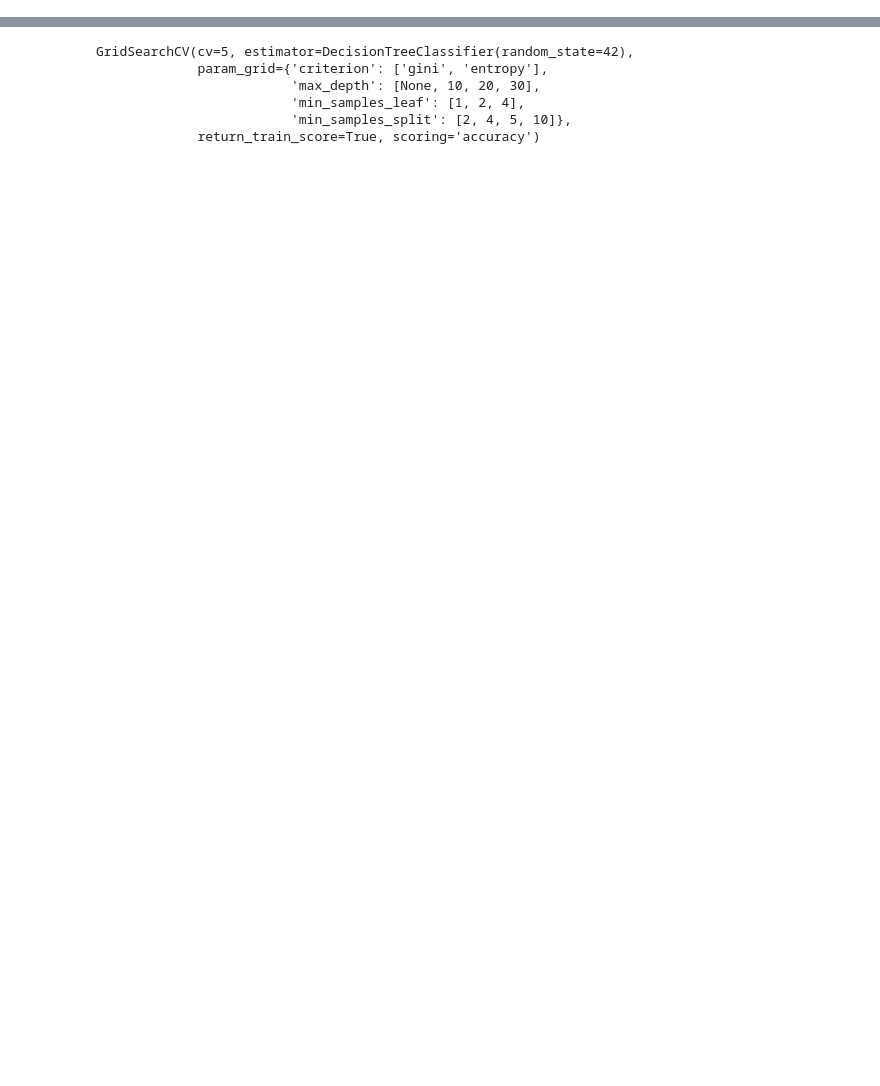
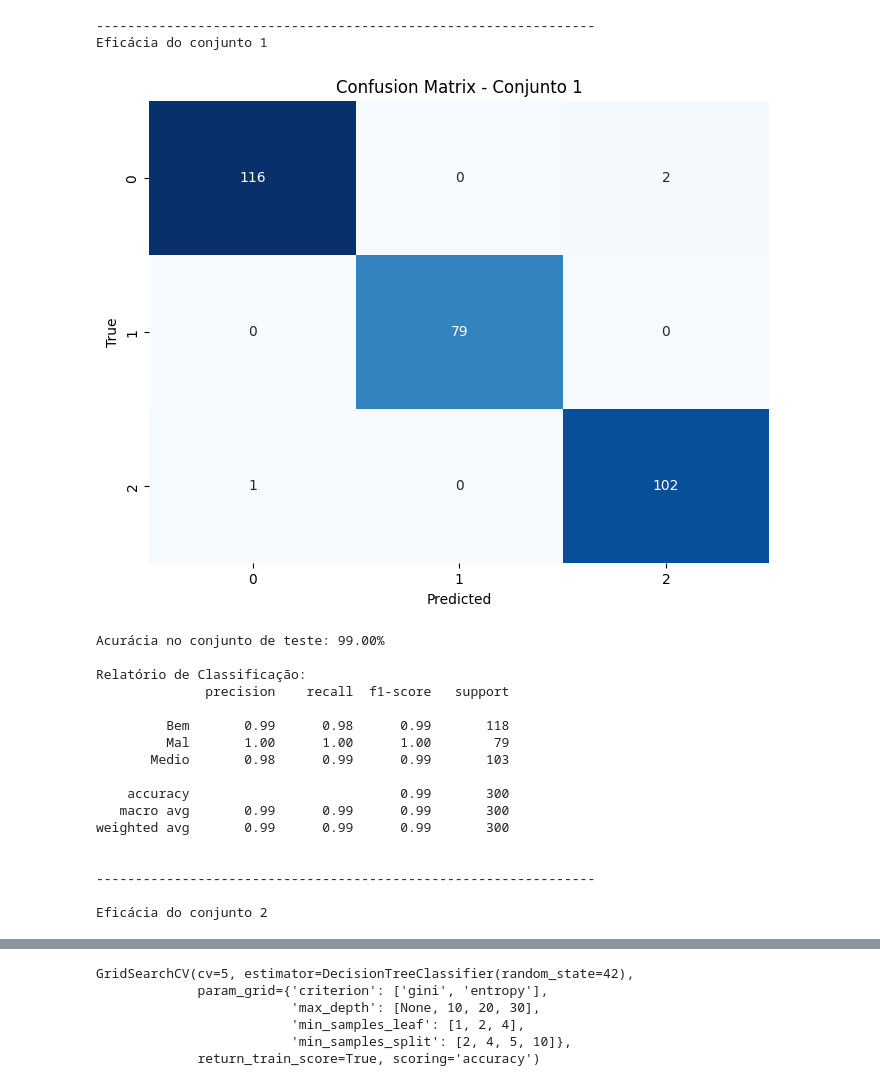
Before and after one commit to Ktzani/student-prediction, a Jupyter notebook: src/Novatos/Modelos/arvoreDecisao.ipynb, the cells around one changed output, grey strips where cells are left out. Saved outputs shown, nothing was run; the diff lists cells and outputs as text; code cells hidden in the pictures; blank space fills up the shorter version.

```diff
--- a/src/Novatos/Modelos/arvoreDecisao.ipynb
+++ b/src/Novatos/Modelos/arvoreDecisao.ipynb
@@ -21,0 +64,17 @@ y_test = y_test.values.ravel()
+# %%
+def train_decision_tree(X_train, y_train):
+    tree_model = DecisionTreeClassifier(criterion='gini', random_state=42, max_depth=10, min_samples_split=2, min_samples_leaf=1)
+
+    cv_scores = cross_val_predict(tree_model, X_train, y_train, cv=5)
+
+    tree_model.fit(X_train, y_train)
+
+    # Calculando métricas para cada fold
+    accuracy = accuracy_score(y_train, cv_scores)
+    f1 = f1_score(y_train, cv_scores, average='weighted')  # 'weighted' para lidar com classes desbalanceadas
+    recall_per_class = recall_score(y_train, cv_scores, average=None)  # Revocação por classe
+    recall_average = sum(recall_per_class) / len(recall_per_class)  # Média da revocação
+    precision_per_class = precision_score(y_train, cv_scores, average=None)  # Precisão por classe
+    precision_average = sum(precision_per_class) / len(precision_per_class)  # Média da precisão
+
+    return accuracy, f1, recall_average, precision_average, tree_model
@@ -21,0 +151,63 @@ y_test = y_test.values.ravel()
+# %%
+print("----------------------------------------------------------------")
+# List to store average accuracies for each conjunto
+average_accuracies = []
+for i in range(conjuntos):
+    print(f'Eficácia do conjunto {i + 1}')
+    X_test = X_test_array[i]
+    y_test = y_test_array[i]
+
+    # Load the trained model for the current dataset
+    naiveBayes = best_models[i]
+
+    # Make predictions on the test set
+    y_pred = naiveBayes.predict(X_test)
+
+    # Calculate the confusion matrix
+    cm = confusion_matrix(y_test, y_pred)
+
+    # Plot the confusion matrix
+    plt.figure(figsize=(8, 6))
+    sns.heatmap(cm, annot=True, fmt='d', cmap='Blues', cbar=False,
+                xticklabels=range(num_classes), yticklabels=range(num_classes))
+    plt.xlabel('Predicted')
+    plt.ylabel('True')
+    plt.title(f'Confusion Matrix - Conjunto {i + 1}')
+    plt.show()
+
+      # Calculate and print accuracy
+    accuracy = accuracy_score(y_test, y_pred)
+
+    # Append accuracy to the list
+    average_accuracies.append(accuracy)
+
+    print(f'Acurácia no conjunto de teste: {accuracy * 100:.2f}%\n')
+
+
+    # Print classification report
+    classification_rep = classification_report(y_test, y_pred)
+    print(f'Relatório de Classificação:\n{classification_rep}')
+
+
+    print('\n----------------------------------------------------------------\n')
+# %% [output]
+----------------------------------------------------------------
+Eficácia do conjunto 1
+[figure, added]
+Acurácia no conjunto de teste: 99.00%
+
+Relatório de Classificação:
+              precision    recall  f1-score   support
+
+         Bem       0.99      0.98      0.99       118
+         Mal       1.00      1.00      1.00        79
+       Medio       0.98      0.99      0.99       103
+
+    accuracy                           0.99       300
+   macro avg       0.99      0.99      0.99       300
+weighted avg       0.99      0.99      0.99       300
+
+
+----------------------------------------------------------------
+
+Eficácia do conjunto 2
```
Also changed, not shown: parts of 36 cells of this notebook, 9 other files.
